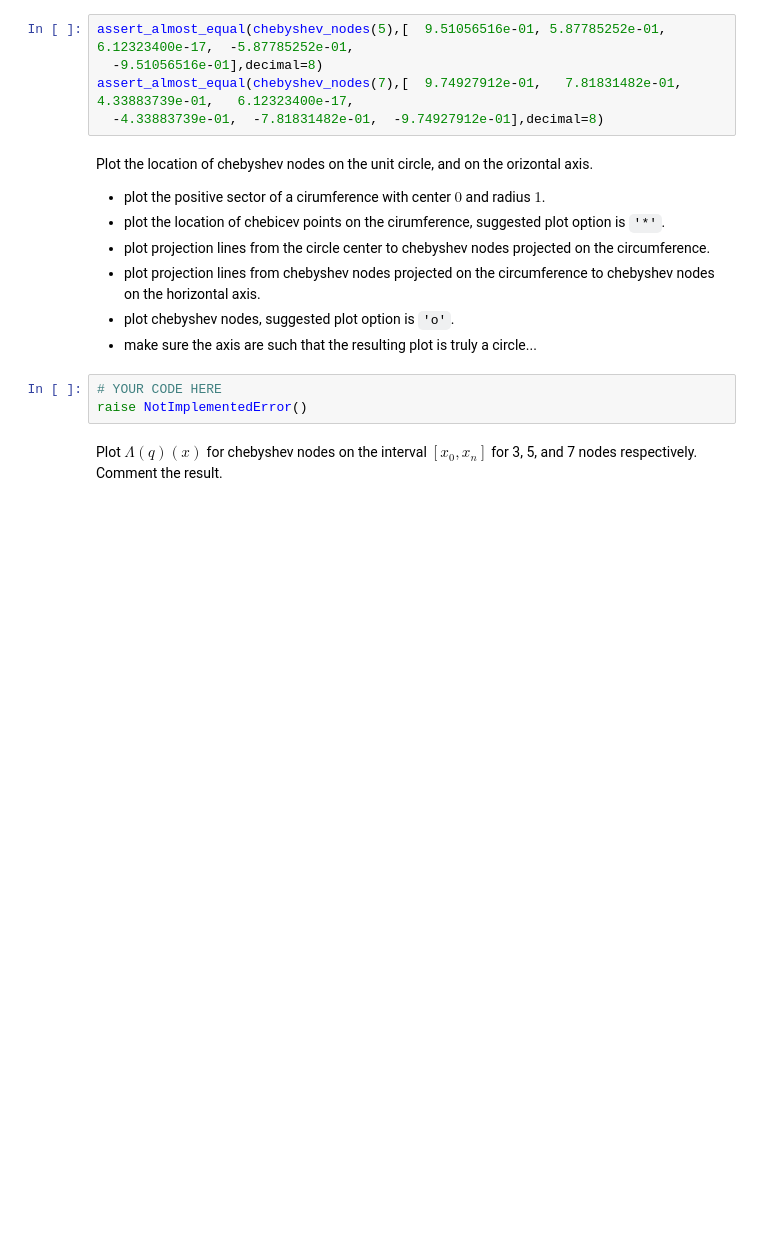
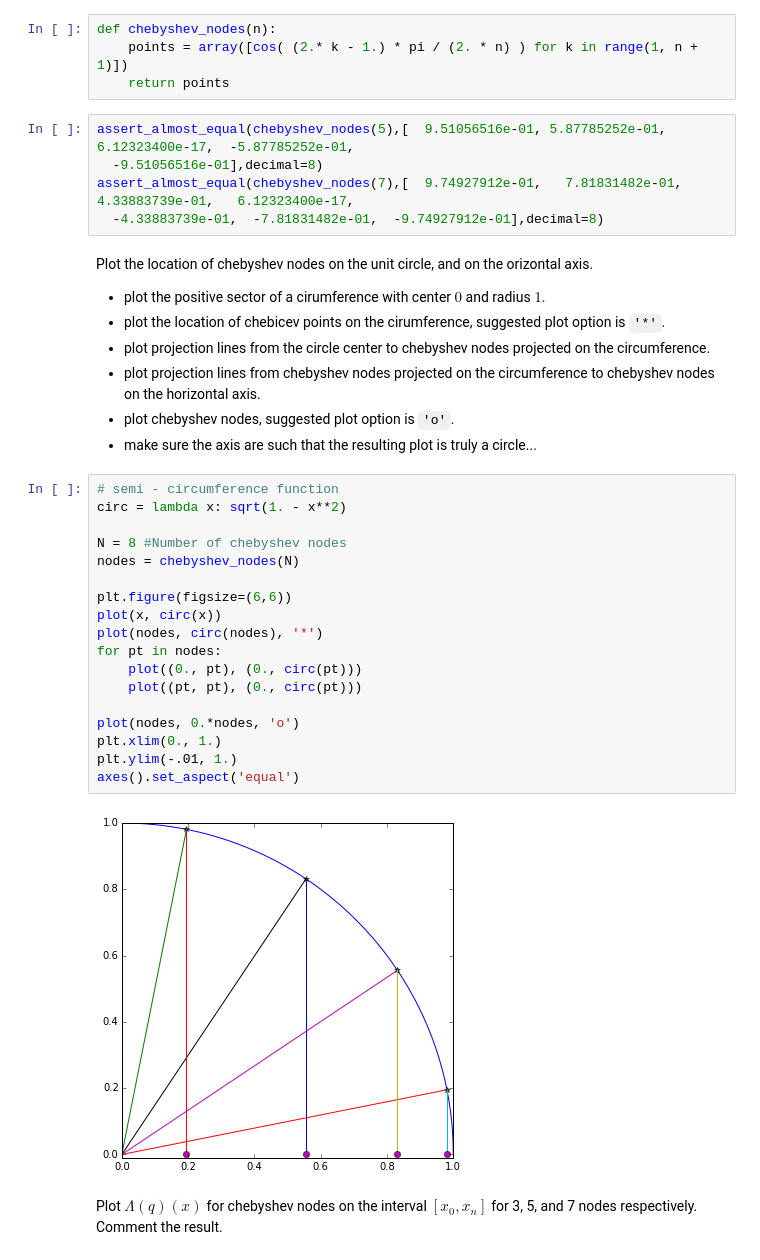
Before and after one commit to pdicerbo/P1.4, a Jupyter notebook: Basics/D2-exercises.ipynb, the cells around one changed output. Cells and saved outputs as stored; diff of their text form; blank space fills up the shorter version.

Commit message:
plot chebyshev nodes

```diff
--- a/Basics/D2-exercises.ipynb
+++ b/Basics/D2-exercises.ipynb
@@ -80,3 +77,7 @@ raise NotImplementedError()
+# %%
+def chebyshev_nodes(n):
+    points = array([cos( (2.* k - 1.) * pi / (2. * n) ) for k in range(1, n + 1)])
+    return points
 # %%
 assert_almost_equal(chebyshev_nodes(5),[  9.51056516e-01, 5.87785252e-01,   6.12323400e-17,  -5.87785252e-01,
   -9.51056516e-01],decimal=8)
@@ -91,9 +92,26 @@ Plot the location of chebyshev nodes on the unit circle, and on the orizontal ax
  - plot projection lines from chebyshev nodes projected on the circumference to chebyshev nodes on the horizontal axis.
  - plot chebyshev nodes, suggested plot option is `'o'`.
  - make sure the axis are such that the resulting plot is truly a circle...
-# %%
-# YOUR CODE HERE
-raise NotImplementedError()
+# %%
+# semi - circumference function
+circ = lambda x: sqrt(1. - x**2)
+
+N = 8 #Number of chebyshev nodes
+nodes = chebyshev_nodes(N)
+
+plt.figure(figsize=(6,6))
+plot(x, circ(x))
+plot(nodes, circ(nodes), '*')
+for pt in nodes:
+    plot((0., pt), (0., circ(pt)))
+    plot((pt, pt), (0., circ(pt)))
+
+plot(nodes, 0.*nodes, 'o')
+plt.xlim(0., 1.)
+plt.ylim(-.01, 1.)
+axes().set_aspect('equal')
+# %% [output]
+[figure, added]
 # %% [markdown]
 Plot $\Lambda(q)(x)$ for chebyshev nodes on the interval $[x_0,x_n]$ for 3, 5, and 7 nodes respectively. Comment the result.
 # %%
```
Also changed, not shown: parts of 1 cell of this notebook.
